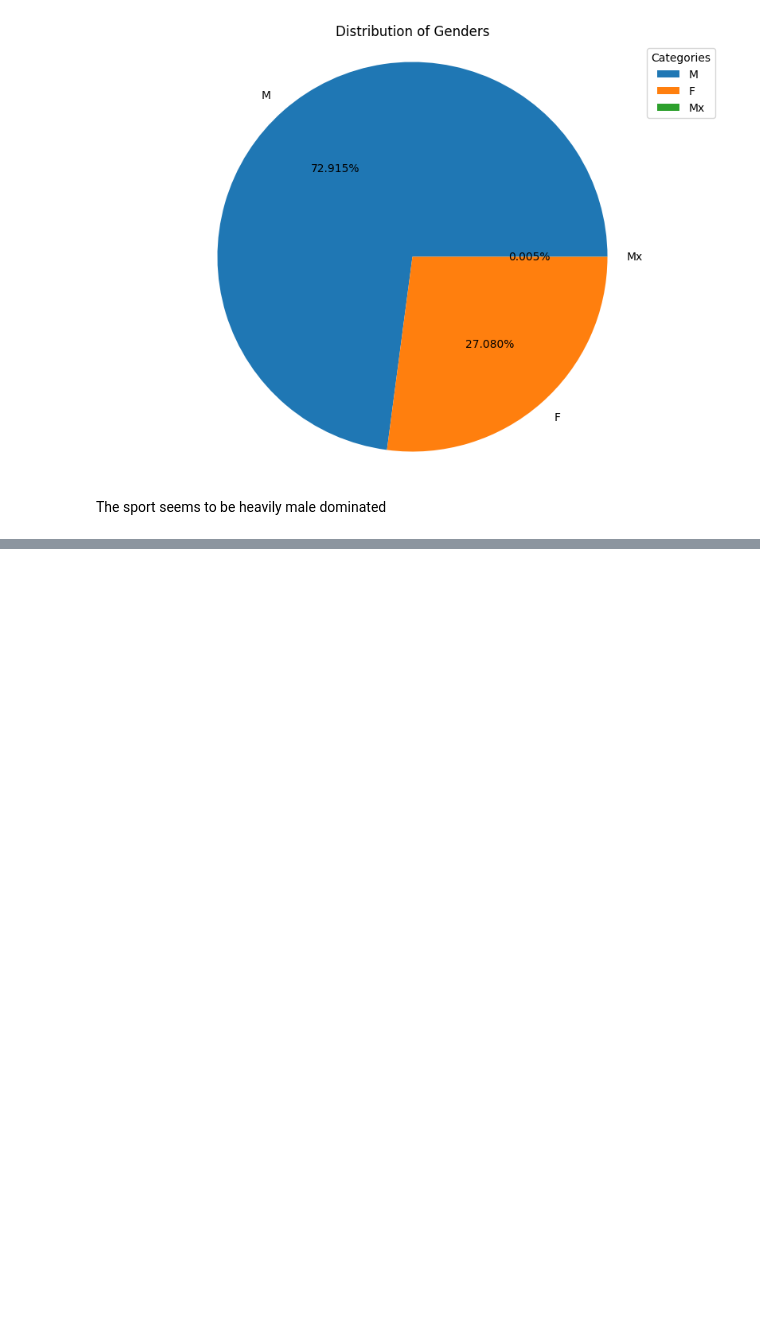
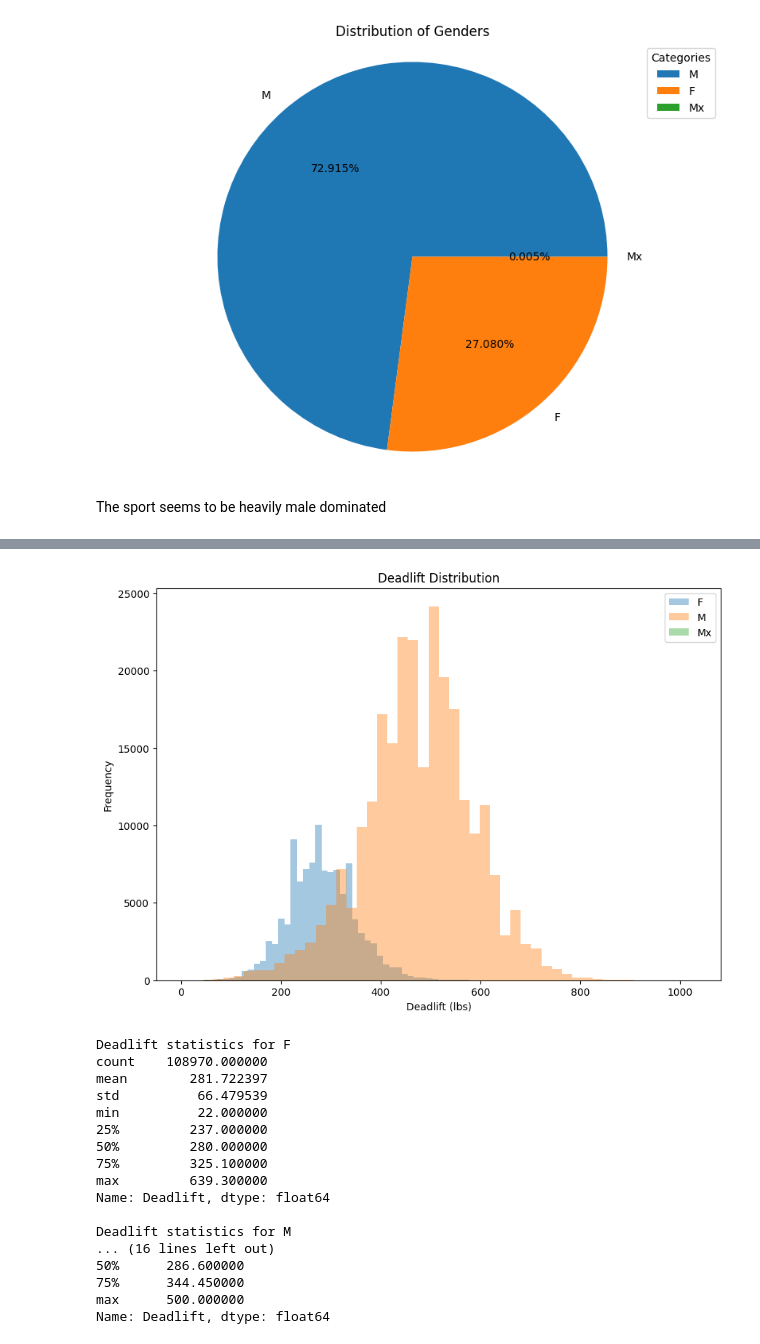
Before and after one commit to pranav142/Openpowerlifting-Database, a Jupyter notebook: notebooks/processed_EDA.ipynb, the cells around one changed output, grey strips where cells are left out. Cells and saved outputs as stored; diff of their text form; code cells hidden in the pictures; blank space fills up the shorter version.

```diff
--- a/notebooks/processed_EDA.ipynb
+++ b/notebooks/processed_EDA.ipynb
@@ -238,0 +328,34 @@ plot_histogram(
+# %%
+COLUMN="Deadlift"
+HUE="Gender"
+
+plot_histogram(
+    data=df,
+    title=f"{COLUMN} Distribution",
+    bins=50,
+    xlabel=f"{COLUMN} (lbs)",
+    ylabel="Frequency",
+    hue=HUE,
+    column=COLUMN,
+)
+
+show_column_stats(data=df, column=COLUMN, hue=HUE)
+# %% [output]
+[figure, added]
+Deadlift statistics for F
+count    108970.000000
+mean        281.722397
+std          66.479539
+min          22.000000
+25%         237.000000
+50%         280.000000
+75%         325.100000
+max         639.300000
+Name: Deadlift, dtype: float64
+
+Deadlift statistics for M
+... (16 lines left out)
+50%      286.600000
+75%      344.450000
+max      500.000000
+Name: Deadlift, dtype: float64
```
Also changed, not shown: parts of 10 cells of this notebook, 1 other file.
